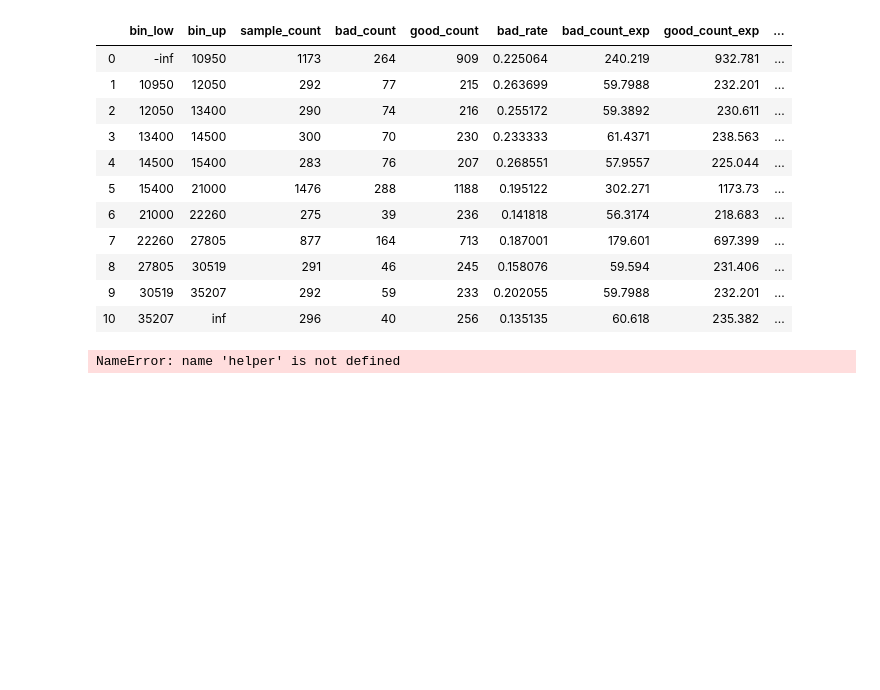
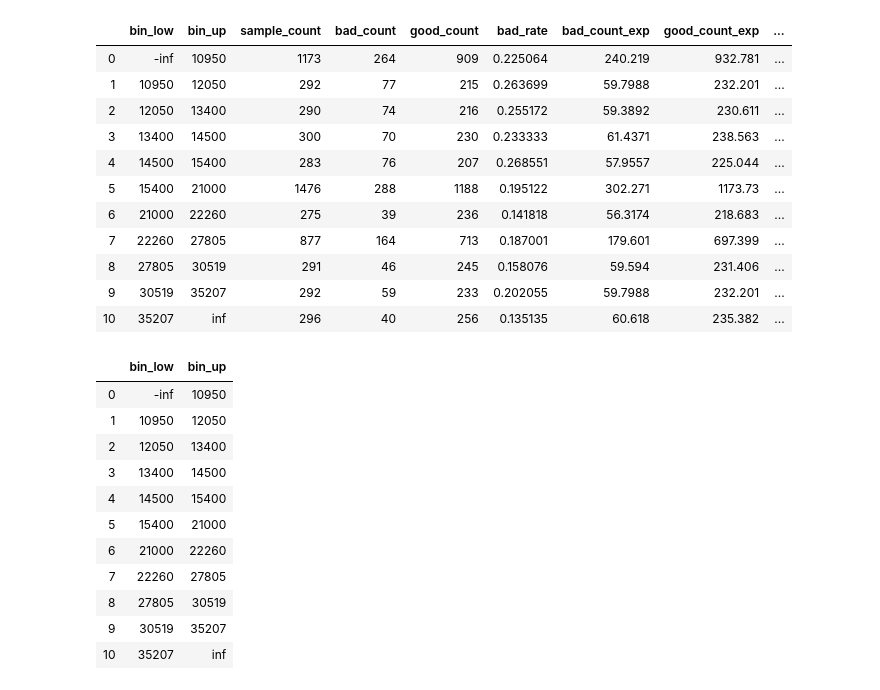
Before and after one commit to liny0088/intern_codes, a Jupyter notebook: Binning codes YL OO + Run.ipynb, the cells around one changed output. Saved outputs shown, nothing was run; the diff lists cells and outputs as text; code cells hidden in the pictures; blank space fills up the shorter version.

```diff
--- a/Binning codes YL OO + Run.ipynb
+++ b/Binning codes YL OO + Run.ipynb
@@ -269,8 +326,18 @@ helper.chi2_merge_loop()
 | 8 | 27805 | 30519 | 291 | 46 | 245 | 0.158076 | 59.594 | 231.406 | ... |
 | 9 | 30519 | 35207 | 292 | 59 | 233 | 0.202055 | 59.7988 | 232.201 | ... |
 | 10 | 35207 | inf | 296 | 40 | 256 | 0.135135 | 60.618 | 235.382 | ... |
-# %%
-copy = helper.chi2records.copy()
-copy
-# %% [output]
-NameError: name 'helper' is not defined
+# %%
+helper.bin_data
+# %% [output]
+|  | bin_low | bin_up |
+| 0 | -inf | 10950 |
+| 1 | 10950 | 12050 |
+| 2 | 12050 | 13400 |
+| 3 | 13400 | 14500 |
+| 4 | 14500 | 15400 |
+| 5 | 15400 | 21000 |
+| 6 | 21000 | 22260 |
+| 7 | 22260 | 27805 |
+| 8 | 27805 | 30519 |
+| 9 | 30519 | 35207 |
+| 10 | 35207 | inf |
```
Also changed, not shown: parts of 9 cells of this notebook.
